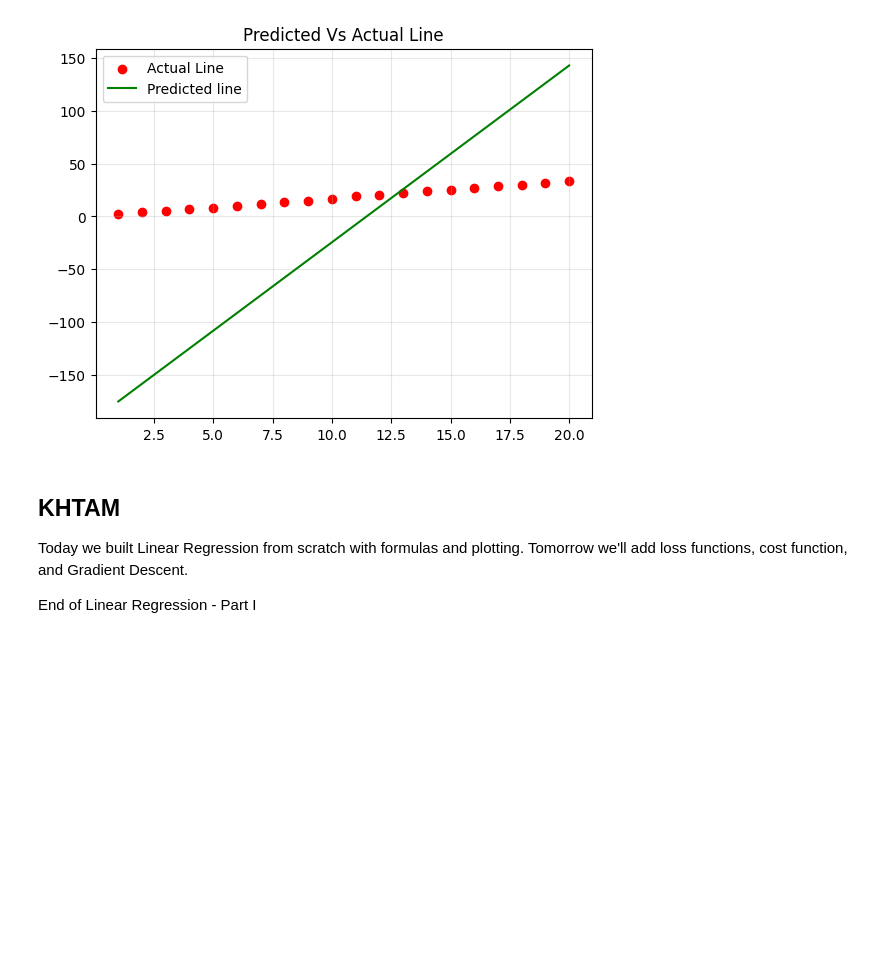
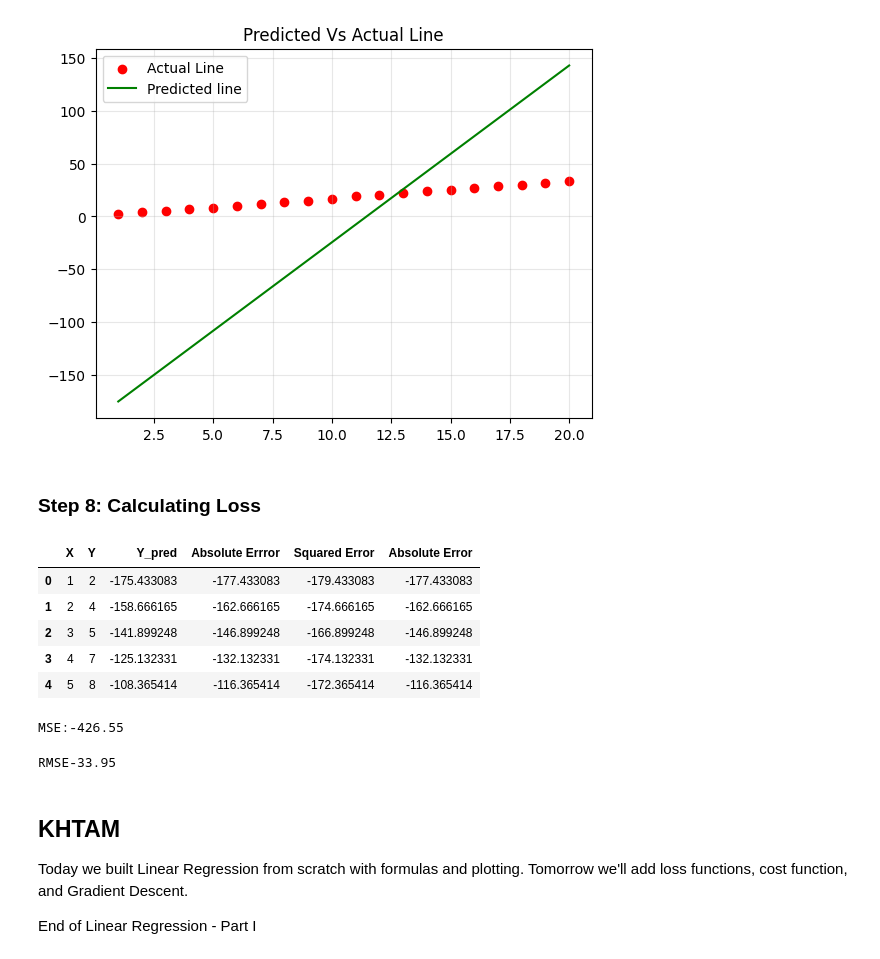
Before and after one commit to ather-ops/Machine-Learning-from-scratch, a Jupyter notebook: linear-regression/Linear-regression-part-I.ipynb, the cells around one changed output. Saved outputs shown, nothing was run; the diff lists cells and outputs as text; code cells hidden in the pictures; blank space fills up the shorter version.

```diff
--- a/linear-regression/Linear-regression-part-I.ipynb
+++ b/linear-regression/Linear-regression-part-I.ipynb
@@ -316,6 +316,29 @@ plt.grid(True,alpha=0.3)
 plt.show()
 # %% [output]
 [figure]
+# %% [markdown]
+### Step 8: Calculating Loss
+# %%
+df["Absolute Error"]=df["Y_pred"]-df["Y"]
+df["Squared Error"]=df["Y_pred"]-df["Y"]**2
+df.head()
+# %% [output]
+|  | X | Y | Y_pred | Absolute Errror | Squared Error | Absolute Error |
+| 0 | 1 | 2 | -175.433083 | -177.433083 | -179.433083 | -177.433083 |
+| 1 | 2 | 4 | -158.666165 | -162.666165 | -174.666165 | -162.666165 |
+| 2 | 3 | 5 | -141.899248 | -146.899248 | -166.899248 | -146.899248 |
+| 3 | 4 | 7 | -125.132331 | -132.132331 | -174.132331 | -132.132331 |
+| 4 | 5 | 8 | -108.365414 | -116.365414 | -172.365414 | -116.365414 |
+# %%
+MSE=df["Squared Error"].mean()
+print(f"MSE:{MSE:.2f}")
+# %% [output]
+MSE:-426.55
+# %%
+MAE=df["Absolute Error"].mean()
+print(f"MAE : {MAE:.2f}")
+# %% [output]
+RMSE-33.95
 # %% [markdown]
 ## KHTAM
 
```
Also changed, not shown: 2 other files.
